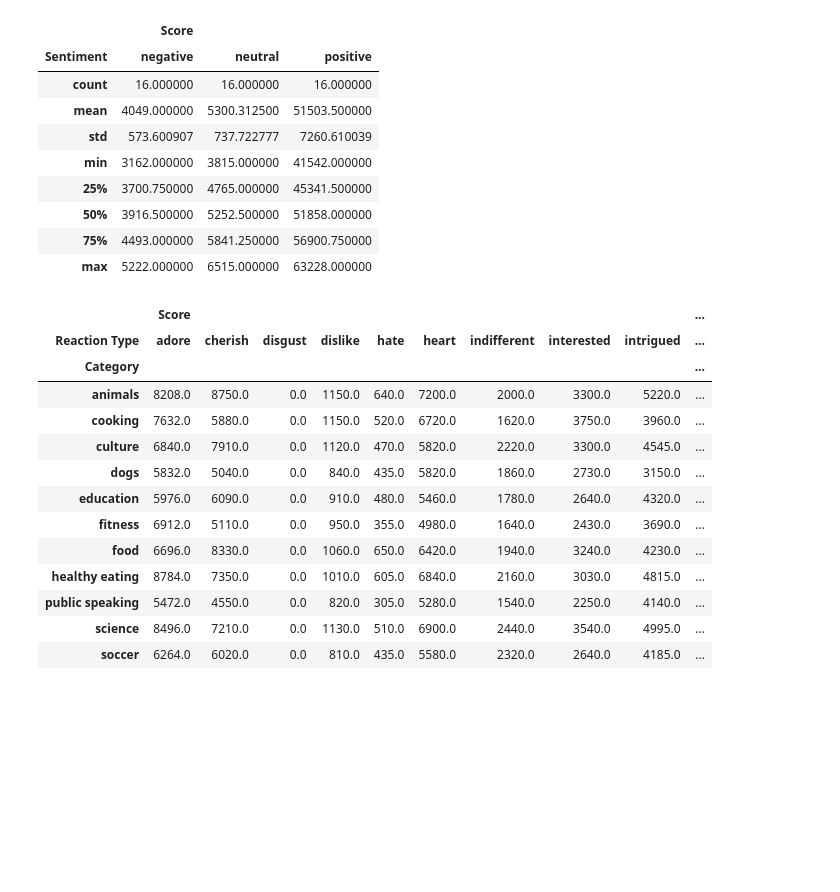
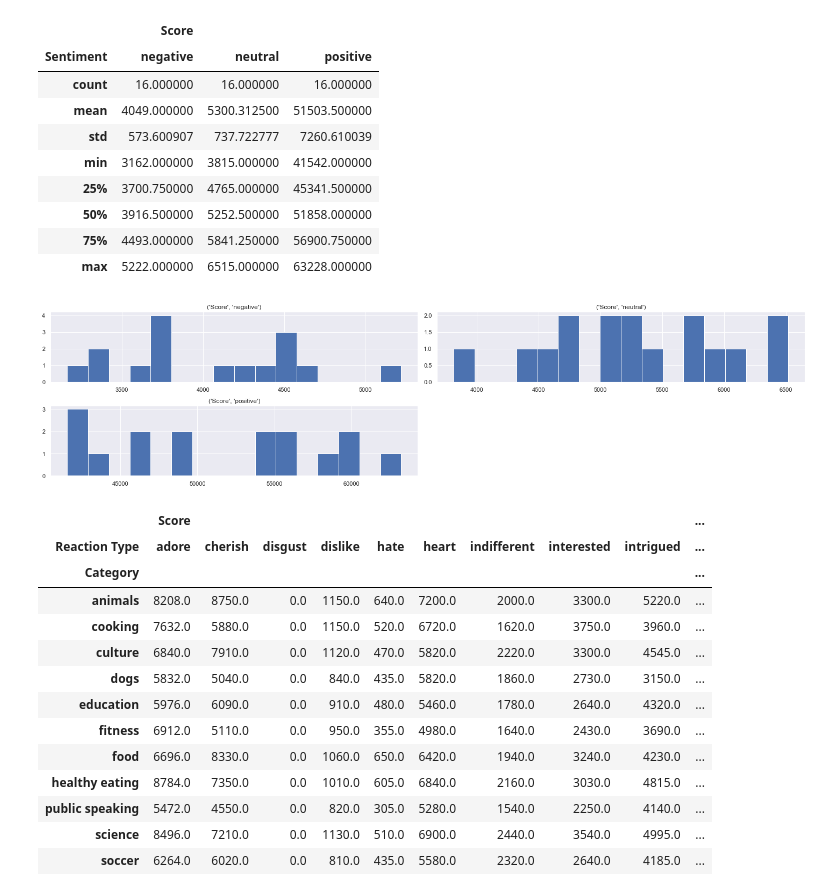
Before and after one commit to deborabastos/accenture_data_analytics, a Jupyter notebook: 2.accenture_data_analysis.ipynb, the cells around one changed output. Saved outputs shown, nothing was run; the diff lists cells and outputs as text; code cells hidden in the pictures; blank space fills up the shorter version.

Commit message:
working on graphics

```diff
--- a/2.accenture_data_analysis.ipynb
+++ b/2.accenture_data_analysis.ipynb
@@ -144,6 +158,12 @@ pt_sentiment.describe()
 | 50% | 3916.500000 | 5252.500000 | 51858.000000 |
 | 75% | 4493.000000 | 5841.250000 | 56900.750000 |
 | max | 5222.000000 | 6515.000000 | 63228.000000 |
+# %%
+pt_sentiment.hist(bins=16, figsize=(20,5))
+plt.tight_layout()
+plt.show()
+# %% [output]
+[figure, added]
 # %%
 pt_reaction_type = pd.pivot_table(data=my_data, index="Category", columns="Reaction Type", aggfunc='sum')
 pt_reaction_type
```
Also changed, not shown: parts of 17 cells of this notebook.
